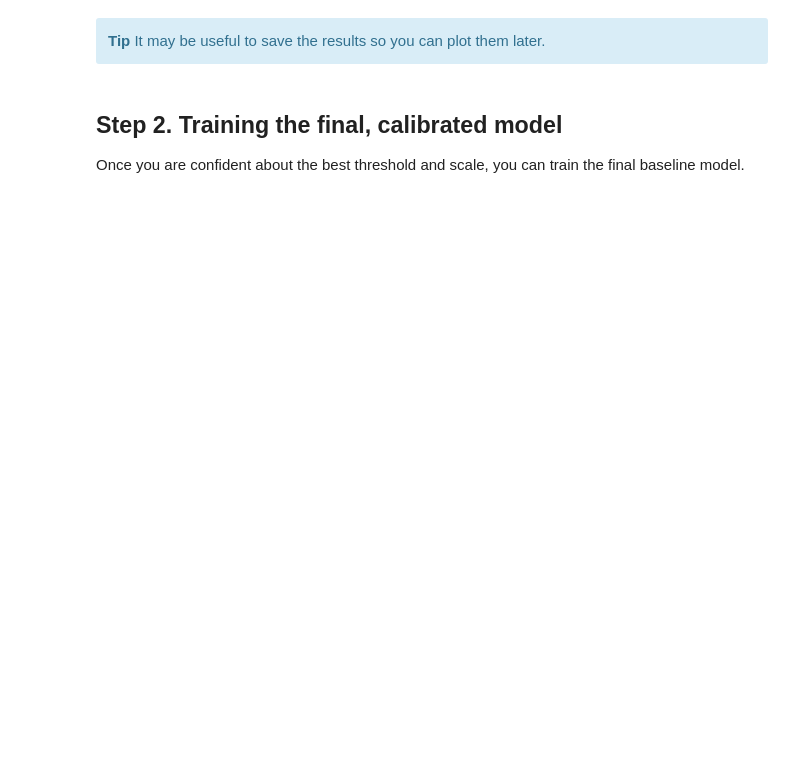
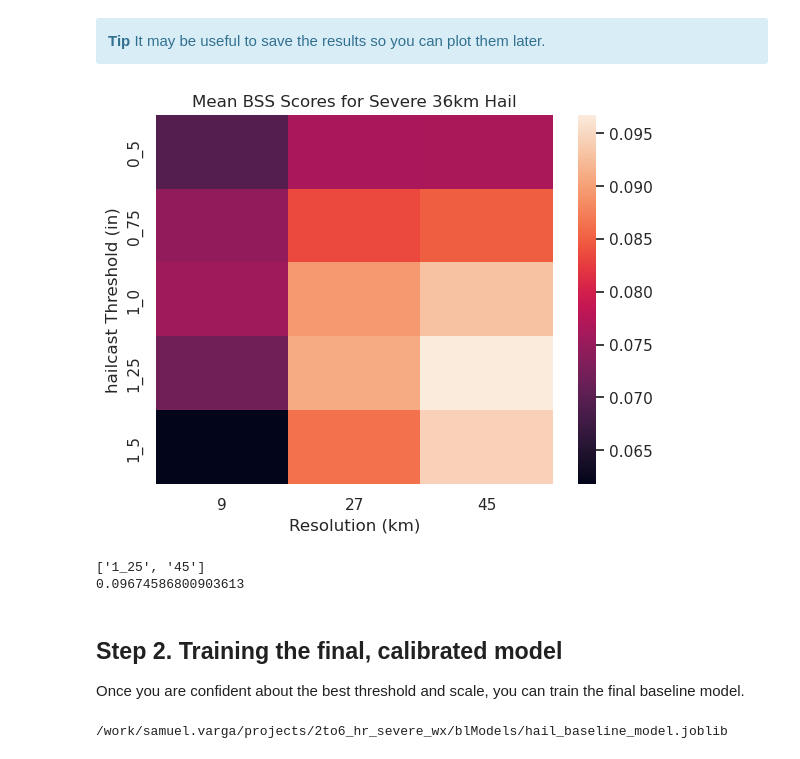
Before and after one commit to NOAA-National-Severe-Storms-Laboratory/frdd-wofs-ml-w2w, a Jupyter notebook: notebooks/training_the_baseline.ipynb, the cells around one changed output. Saved outputs shown, nothing was run; the diff lists cells and outputs as text; code cells hidden in the pictures; blank space fills up the shorter version.

```diff
--- a/notebooks/training_the_baseline.ipynb
+++ b/notebooks/training_the_baseline.ipynb
@@ -79,7 +113,7 @@ df
 # %% [markdown]
 Here is an example of how to use the `baseline_cv_scorer` function. You'll want to write a for loop to iterate over the different thresholds and scales. You'll want to keep the mean value for each set of `cv_scores`. Since you have two degrees of freedom (threshold and scale), the final figure will look like a heatmap. For an easy plotting example, look at the [seaborn heat map](https://seaborn.pydata.org/generated/seaborn.heatmap.html).
 # %%
-X = df['hailcast__nmep_>1_0_45km']
+X = df['hailcast__nmep_>1_0_9km']
 cv_scores = baseline_cv_scorer(X, y, dates)
 # %%
 cv_scores
@@ -94,3 +158,26 @@ cv_scores
+# %%
+#Heatmap for 36km hail
+ma_mean_cv_scores=np.ma.masked_where(mean_cv_scores<=0, mean_cv_scores) #Compress to remove the masked values
+Heat2D=np.reshape(np.ma.compressed(ma_mean_cv_scores), (5,3)) #reshape into 2D (n X 3) array of BSS
+fig, ax = plt.subplots()
+sns.heatmap(Heat2D, ax=ax)
+ax.set_xlabel('Resolution (km)')
+ax.set_xticklabels(scales)
+ax.set_ylabel('{} Threshold ({})'.format(varNam[v],units[v])) #Check units for this
+ax.set_yticklabels(thresh[v][:len(Heat2D)]) #The indexing is a little funky bc this is a python list, not np.array
+ax.set_title('Mean BSS Scores for Severe 36km Hail')
+plt.show()
+
+#There is definitely a more efficient way to do this
+
+#Print statements for sanity checks
+bestInd=np.unravel_index(np.argmax(Heat2D),Heat2D.shape)
+print([thresh[v][bestInd[0]],scales[bestInd[1]]])
+print(Heat2D[bestInd[0],bestInd[1]])
+# %% [output]
+[figure, added]
+['1_25', '45']
+0.09674586800903613
 # %% [markdown]
 ## Step 2. Training the final, calibrated model
 
@@ -103,5 +190,15 @@ def train_baseline(X,y,dates, save_name):
     joblib.dump(clf, save_name, compress=4)
 # %%
 # Create a save path for the baseline model.
+workDir='/work/{}/projects/2to6_hr_severe_wx/blModels/'.format('samuel.varga') #Work directory
 save_name = 'hail_baseline_model.joblib'
+save_name=workDir+save_name
+print(save_name)
+
+#Load the optimal baseline data
+X=df['{}__nmep_>{}_{}km'.format('hailcast','1_25','45')] #Need to update this to include the other two optimal vars
 train_baseline(X,y,dates, save_name)
+
+#Model has to be trained for the best threshold and prob for each hazard
+# %% [output]
+/work/samuel.varga/projects/2to6_hr_severe_wx/blModels/hail_baseline_model.joblib
```
Also changed, not shown: parts of 13 cells of this notebook, 11 other files.
